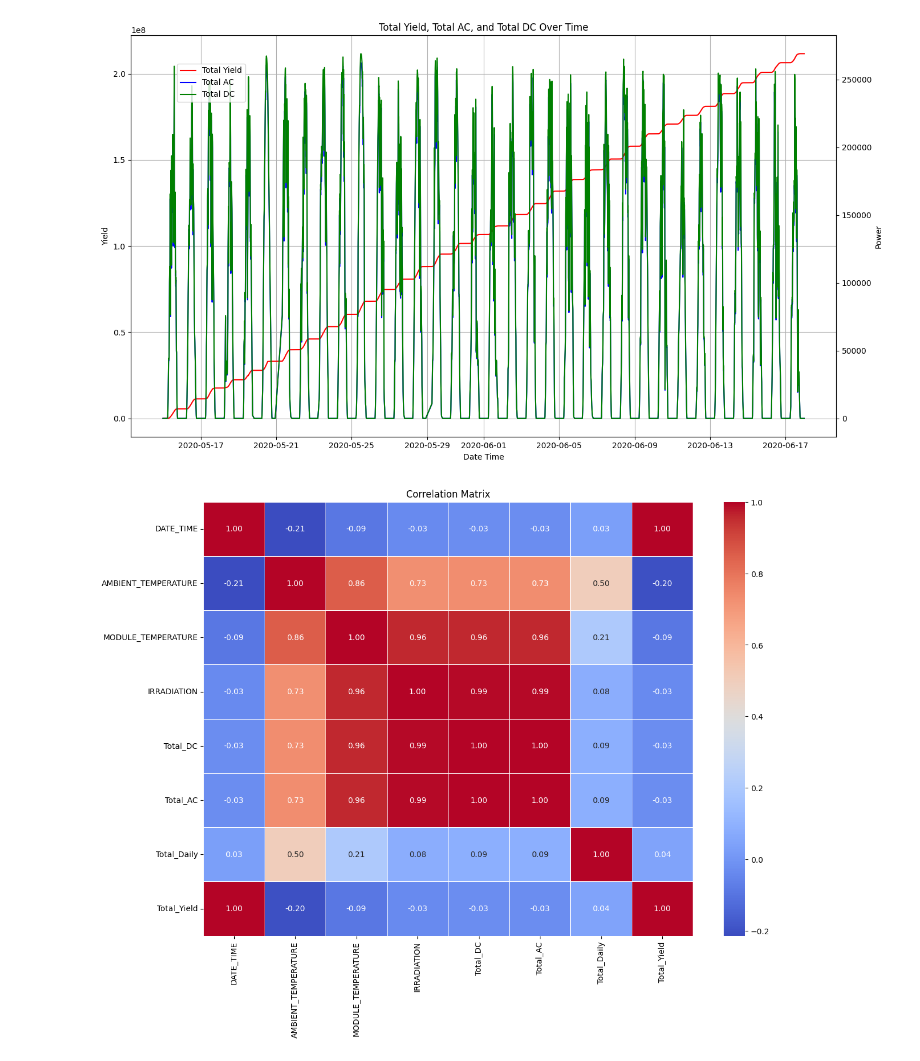
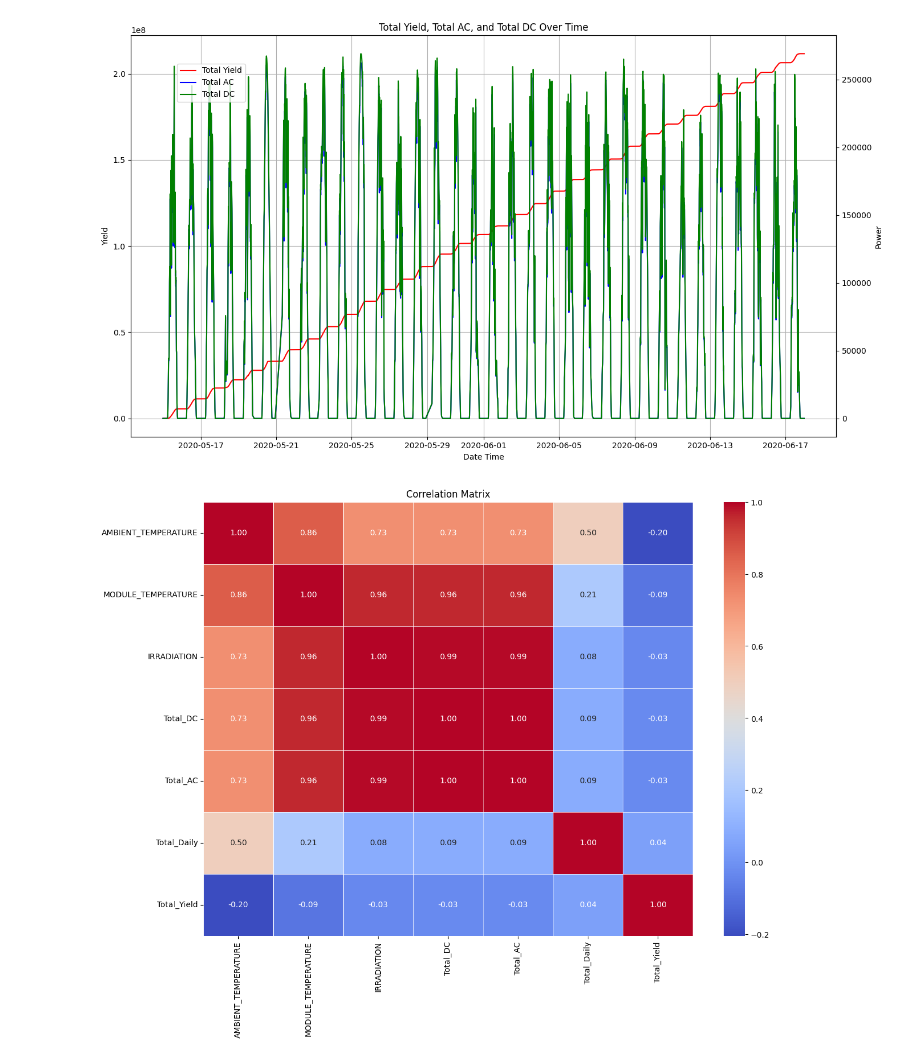
Before and after one commit to FelberPeter/Assigment-4, a Jupyter notebook: Solarpower_copy.ipynb, the cells around one changed output. Drawn from its saved outputs; the diff is of its cells as text; code cells hidden in the pictures.

```diff
--- a/Solarpower_copy.ipynb
+++ b/Solarpower_copy.ipynb
@@ -538,13 +538,14 @@ plt.show()
 # %% [output]
 [figure]
 # %%
+df_no_datetime = df_summed.drop(columns=['DATE_TIME'])
 # Calculate the correlation matrix
-correlation_matrix = df_summed.corr()
+correlation_matrix = df_no_datetime.corr()
 
 # Plot the correlation matrix
 plt.figure(figsize=(14, 10))
 sns.heatmap(correlation_matrix, annot=True, cmap='coolwarm', fmt='.2f', linewidths=0.5)
 plt.title('Correlation Matrix')
 plt.show()
 # %% [output]
-[figure, old version]
+[figure, new version]
```
